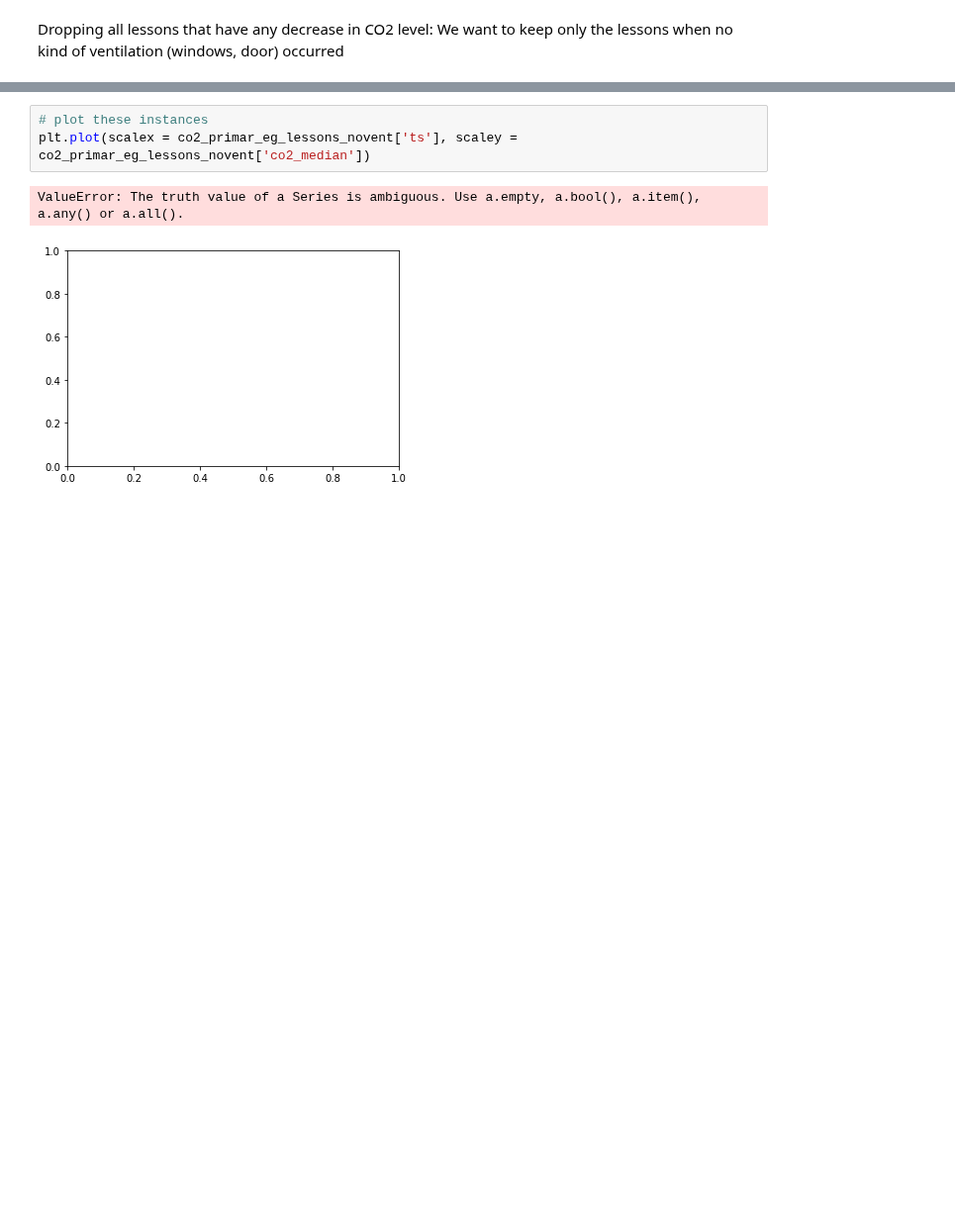
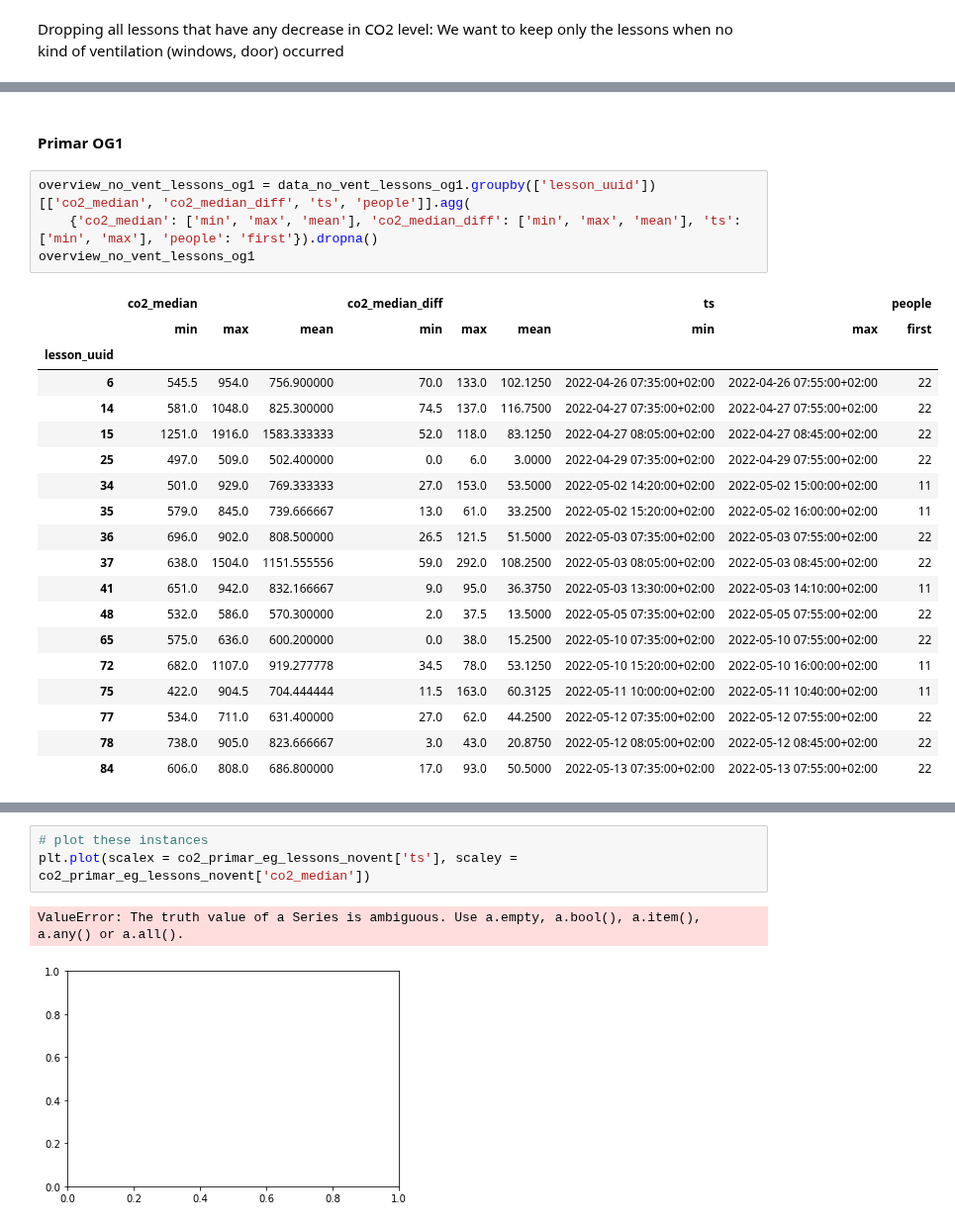
Before and after one commit to Smart-Classroom-Challenge/Data-Evaluation, a Jupyter notebook: Forschungsfrage_2.ipynb, the cells around one changed output, grey strips where cells are left out. Shown at 99% size. Drawn from its saved outputs; the diff is of its cells as text; blank space fills up the shorter version.

```diff
--- a/Forschungsfrage_2.ipynb
+++ b/Forschungsfrage_2.ipynb
@@ -156,0 +170,26 @@ Let's look at the increase in CO2 we have in these rooms, per person
+# %% [markdown]
+#### Primar OG1
+# %%
+overview_no_vent_lessons_og1 = data_no_vent_lessons_og1.groupby(['lesson_uuid'])[['co2_median', 'co2_median_diff', 'ts', 'people']].agg(
+    {'co2_median': ['min', 'max', 'mean'], 'co2_median_diff': ['min', 'max', 'mean'], 'ts': ['min', 'max'], 'people': 'first'}).dropna()
+overview_no_vent_lessons_og1
+# %% [output]
+|  | co2_median |  |  | co2_median_diff |  |  | ts |  | people |
+|  | min | max | mean | min | max | mean | min | max | first |
+| lesson_uuid |  |  |  |  |  |  |  |  |  |
+| 6 | 545.5 | 954.0 | 756.900000 | 70.0 | 133.0 | 102.1250 | 2022-04-26 07:35:00+02:00 | 2022-04-26 07:55:00+02:00 | 22 |
+| 14 | 581.0 | 1048.0 | 825.300000 | 74.5 | 137.0 | 116.7500 | 2022-04-27 07:35:00+02:00 | 2022-04-27 07:55:00+02:00 | 22 |
+| 15 | 1251.0 | 1916.0 | 1583.333333 | 52.0 | 118.0 | 83.1250 | 2022-04-27 08:05:00+02:00 | 2022-04-27 08:45:00+02:00 | 22 |
+| 25 | 497.0 | 509.0 | 502.400000 | 0.0 | 6.0 | 3.0000 | 2022-04-29 07:35:00+02:00 | 2022-04-29 07:55:00+02:00 | 22 |
+| 34 | 501.0 | 929.0 | 769.333333 | 27.0 | 153.0 | 53.5000 | 2022-05-02 14:20:00+02:00 | 2022-05-02 15:00:00+02:00 | 11 |
+| 35 | 579.0 | 845.0 | 739.666667 | 13.0 | 61.0 | 33.2500 | 2022-05-02 15:20:00+02:00 | 2022-05-02 16:00:00+02:00 | 11 |
+| 36 | 696.0 | 902.0 | 808.500000 | 26.5 | 121.5 | 51.5000 | 2022-05-03 07:35:00+02:00 | 2022-05-03 07:55:00+02:00 | 22 |
+| 37 | 638.0 | 1504.0 | 1151.555556 | 59.0 | 292.0 | 108.2500 | 2022-05-03 08:05:00+02:00 | 2022-05-03 08:45:00+02:00 | 22 |
+| 41 | 651.0 | 942.0 | 832.166667 | 9.0 | 95.0 | 36.3750 | 2022-05-03 13:30:00+02:00 | 2022-05-03 14:10:00+02:00 | 11 |
+| 48 | 532.0 | 586.0 | 570.300000 | 2.0 | 37.5 | 13.5000 | 2022-05-05 07:35:00+02:00 | 2022-05-05 07:55:00+02:00 | 22 |
+| 65 | 575.0 | 636.0 | 600.200000 | 0.0 | 38.0 | 15.2500 | 2022-05-10 07:35:00+02:00 | 2022-05-10 07:55:00+02:00 | 22 |
+| 72 | 682.0 | 1107.0 | 919.277778 | 34.5 | 78.0 | 53.1250 | 2022-05-10 15:20:00+02:00 | 2022-05-10 16:00:00+02:00 | 11 |
+| 75 | 422.0 | 904.5 | 704.444444 | 11.5 | 163.0 | 60.3125 | 2022-05-11 10:00:00+02:00 | 2022-05-11 10:40:00+02:00 | 11 |
+| 77 | 534.0 | 711.0 | 631.400000 | 27.0 | 62.0 | 44.2500 | 2022-05-12 07:35:00+02:00 | 2022-05-12 07:55:00+02:00 | 22 |
+| 78 | 738.0 | 905.0 | 823.666667 | 3.0 | 43.0 | 20.8750 | 2022-05-12 08:05:00+02:00 | 2022-05-12 08:45:00+02:00 | 22 |
+| 84 | 606.0 | 808.0 | 686.800000 | 17.0 | 93.0 | 50.5000 | 2022-05-13 07:35:00+02:00 | 2022-05-13 07:55:00+02:00 | 22 |
```
Also changed, not shown: parts of 25 cells of this notebook, 1 other file.
